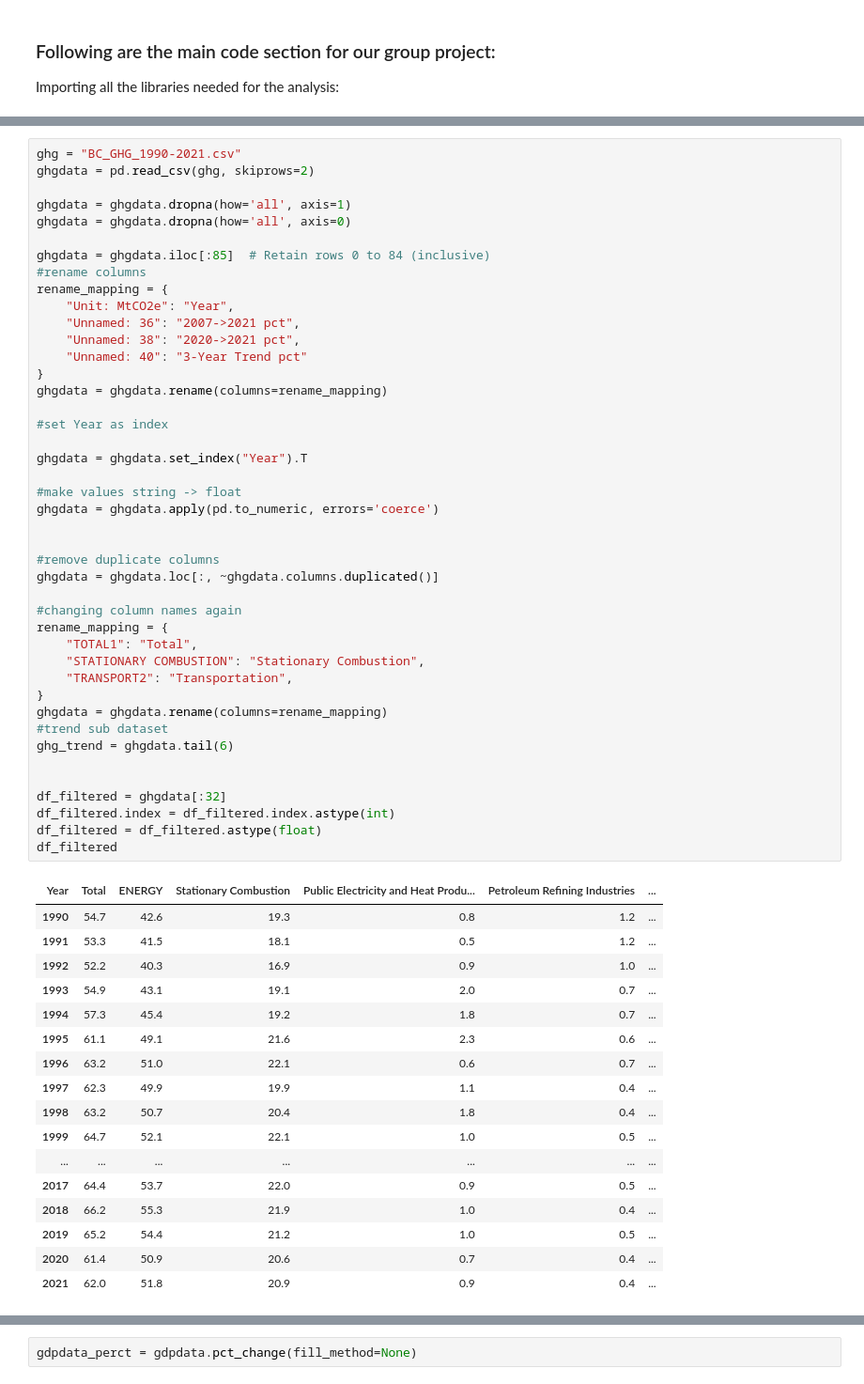
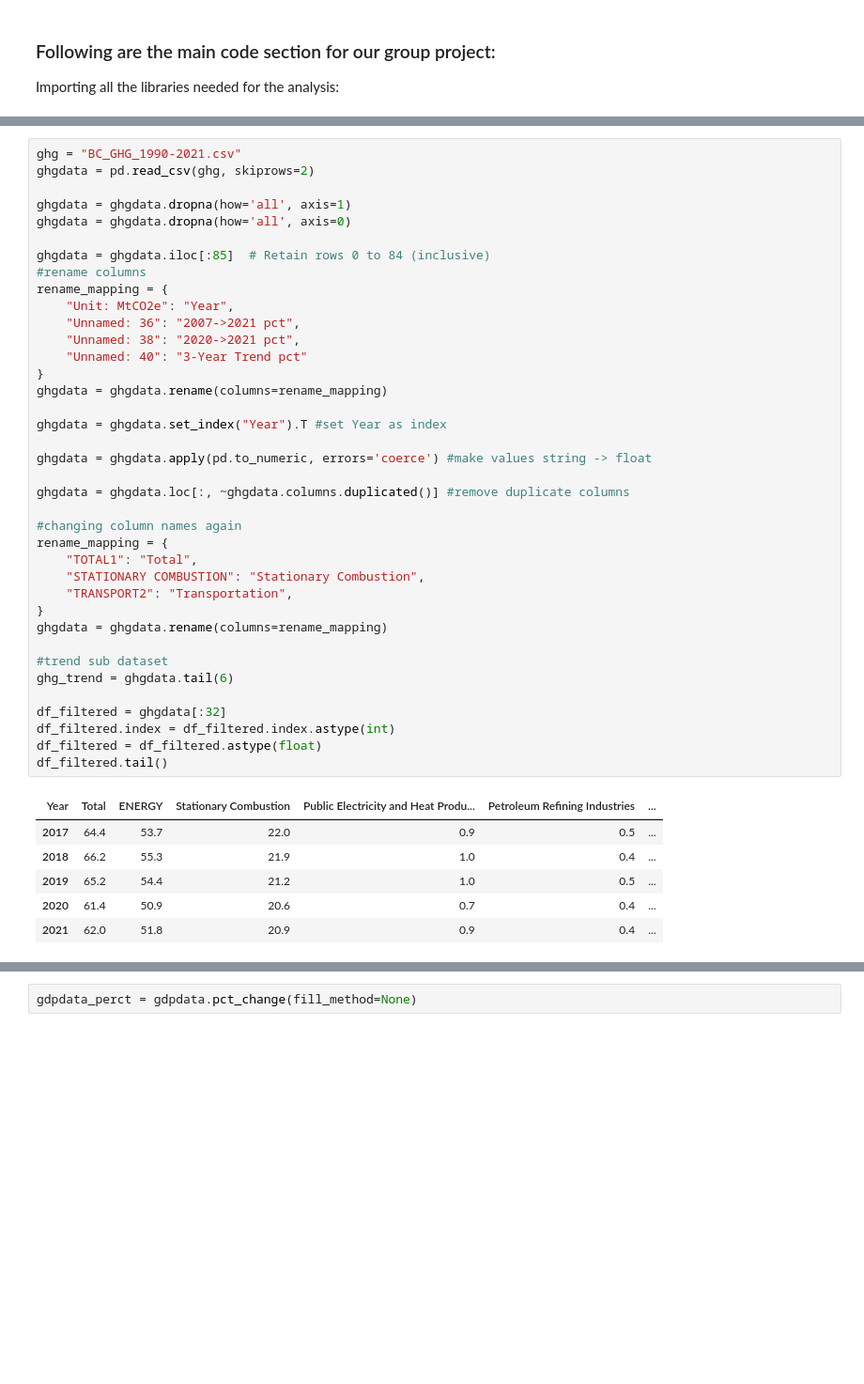
Before and after one commit to TuanTHoang/ECON-323-Group-Project, a Jupyter notebook: Carbon Emission Group Project - Mike-Winston Dec.14.ipynb, the cells around one changed output, grey strips where cells are left out. Shown at 94% size. Saved outputs shown, nothing was run; the diff lists cells and outputs as text; blank space fills up the shorter version.

```diff
--- a/Carbon Emission Group Project - Mike-Winston Dec.14.ipynb
+++ b/Carbon Emission Group Project - Mike-Winston Dec.14.ipynb
@@ -68,54 +73,38 @@ ghgdata = ghgdata.dropna(how='all', axis=1)
 ghgdata = ghgdata.dropna(how='all', axis=0)
 
 ghgdata = ghgdata.iloc[:85]  # Retain rows 0 to 84 (inclusive)
 #rename columns
 rename_mapping = {
     "Unit: MtCO2e": "Year",
     "Unnamed: 36": "2007->2021 pct",
     "Unnamed: 38": "2020->2021 pct",
     "Unnamed: 40": "3-Year Trend pct"
 }
 ghgdata = ghgdata.rename(columns=rename_mapping)
 
-#set Year as index
+ghgdata = ghgdata.set_index("Year").T #set Year as index
 
-ghgdata = ghgdata.set_index("Year").T
+ghgdata = ghgdata.apply(pd.to_numeric, errors='coerce') #make values string -> float
 
-#make values string -> float
-ghgdata = ghgdata.apply(pd.to_numeric, errors='coerce')
-
-
-#remove duplicate columns
-ghgdata = ghgdata.loc[:, ~ghgdata.columns.duplicated()]
+ghgdata = ghgdata.loc[:, ~ghgdata.columns.duplicated()] #remove duplicate columns
 
 #changing column names again
 rename_mapping = {
     "TOTAL1": "Total",
     "STATIONARY COMBUSTION": "Stationary Combustion",
     "TRANSPORT2": "Transportation",
 }
 ghgdata = ghgdata.rename(columns=rename_mapping)
+
 #trend sub dataset
 ghg_trend = ghgdata.tail(6)
-
 
 df_filtered = ghgdata[:32]
 df_filtered.index = df_filtered.index.astype(int)
 df_filtered = df_filtered.astype(float)
-df_filtered
+df_filtered.tail()
 # %% [output]
 | Year | Total | ENERGY | Stationary Combustion | Public Electricity and Heat Produ... | Petroleum Refining Industries | ... |
-| 1990 | 54.7 | 42.6 | 19.3 | 0.8 | 1.2 | ... |
-| 1991 | 53.3 | 41.5 | 18.1 | 0.5 | 1.2 | ... |
-| 1992 | 52.2 | 40.3 | 16.9 | 0.9 | 1.0 | ... |
-| 1993 | 54.9 | 43.1 | 19.1 | 2.0 | 0.7 | ... |
-| 1994 | 57.3 | 45.4 | 19.2 | 1.8 | 0.7 | ... |
-| 1995 | 61.1 | 49.1 | 21.6 | 2.3 | 0.6 | ... |
-| 1996 | 63.2 | 51.0 | 22.1 | 0.6 | 0.7 | ... |
-| 1997 | 62.3 | 49.9 | 19.9 | 1.1 | 0.4 | ... |
-| 1998 | 63.2 | 50.7 | 20.4 | 1.8 | 0.4 | ... |
-| 1999 | 64.7 | 52.1 | 22.1 | 1.0 | 0.5 | ... |
-| ... | ... | ... | ... | ... | ... | ... |
 | 2017 | 64.4 | 53.7 | 22.0 | 0.9 | 0.5 | ... |
 | 2018 | 66.2 | 55.3 | 21.9 | 1.0 | 0.4 | ... |
 | 2019 | 65.2 | 54.4 | 21.2 | 1.0 | 0.5 | ... |
```
Also changed, not shown: parts of 25 cells of this notebook, 6 other files.
